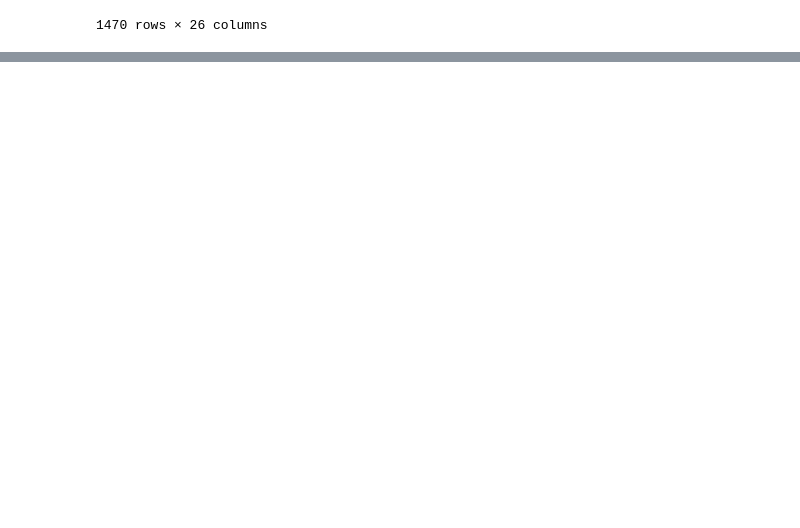
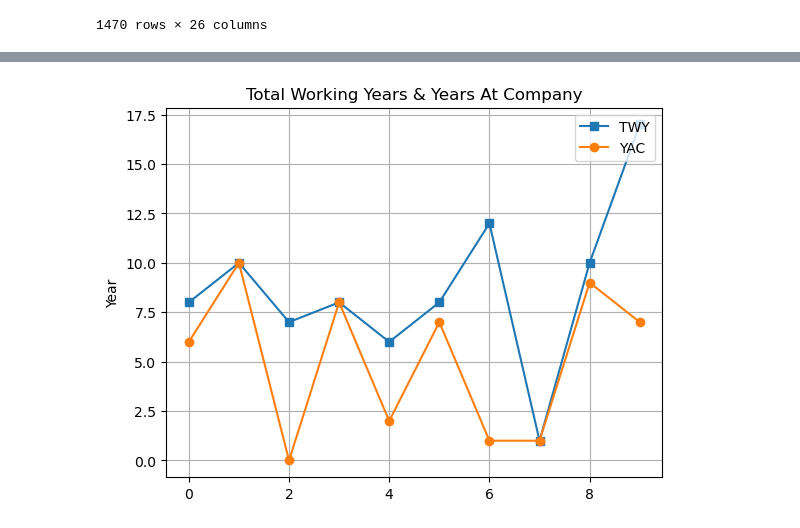
Before and after one commit to ryeongse25/kt-aivle, a Jupyter notebook: employee_attrition/employee_attrition.ipynb, the cells around one changed output, grey strips where cells are left out. Cells and saved outputs as stored; diff of their text form; code cells hidden in the pictures; blank space fills up the shorter version.

```diff
--- a/employee_attrition/employee_attrition.ipynb
+++ b/employee_attrition/employee_attrition.ipynb
@@ -410,0 +439,4 @@ data2
+# %%
+# 데이터 로딩
+attrition = pd.read_csv('./employee_attrition.csv').head(10)
+attrition
@@ -410,0 +469,12 @@ data2
+# %%
+plt.plot('TotalWorkingYears', data = attrition, marker='s', label = 'TWY')
+plt.plot('YearsAtCompany', data = attrition, marker='o', label = 'YAC')
+
+plt.title('Total Working Years & Years At Company')
+plt.ylabel('Year')
+plt.legend(loc = 'upper right')  # 범례 추가
+plt.grid()  # 그리드 추가
+
+plt.show()
+# %% [output]
+[figure, added]
```
Also changed, not shown: parts of 18 cells of this notebook.
